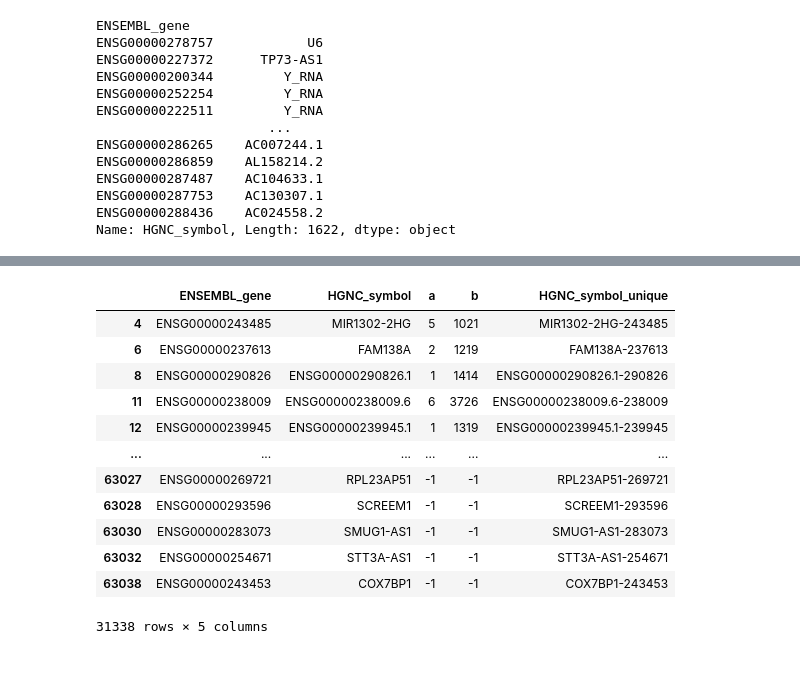
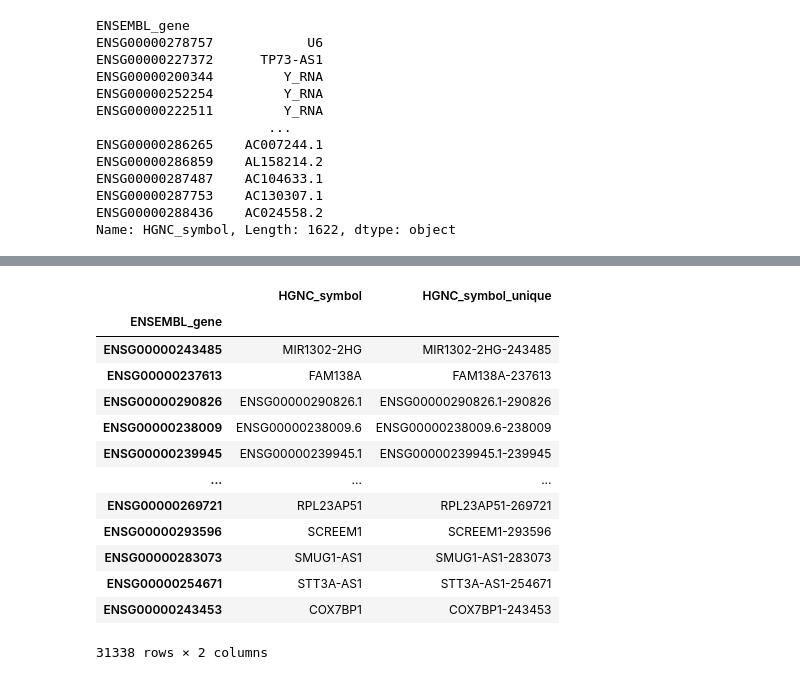
Before and after one commit to cellannotation/cap-gene-filtering, a Jupyter notebook: gene_filtering.ipynb, the cells around one changed output, grey strips where cells are left out. Saved outputs shown, nothing was run; the diff lists cells and outputs as text; code cells hidden in the pictures.

```diff
--- a/gene_filtering.ipynb
+++ b/gene_filtering.ipynb
@@ -290,17 +290,19 @@ genes_to_filter
 Length: 30933, dtype: object
 # %%
-cap_genes.loc[cap_genes.HGNC_symbol.isin(genes_to_filter)]
+filtered_df = cap_genes.loc[cap_genes.HGNC_symbol.isin(genes_to_filter), ["HGNC_symbol", "HGNC_symbol_unique"]]
+filtered_df
 # %% [output]
-|  | ENSEMBL_gene | HGNC_symbol | a | b | HGNC_symbol_unique |
-| 4 | ENSG00000243485 | MIR1302-2HG | 5 | 1021 | MIR1302-2HG-243485 |
-| 6 | ENSG00000237613 | FAM138A | 2 | 1219 | FAM138A-237613 |
-| 8 | ENSG00000290826 | ENSG00000290826.1 | 1 | 1414 | ENSG00000290826.1-290826 |
-| 11 | ENSG00000238009 | ENSG00000238009.6 | 6 | 3726 | ENSG00000238009.6-238009 |
-| 12 | ENSG00000239945 | ENSG00000239945.1 | 1 | 1319 | ENSG00000239945.1-239945 |
-| ... | ... | ... | ... | ... | ... |
-| 63027 | ENSG00000269721 | RPL23AP51 | -1 | -1 | RPL23AP51-269721 |
-| 63028 | ENSG00000293596 | SCREEM1 | -1 | -1 | SCREEM1-293596 |
-| 63030 | ENSG00000283073 | SMUG1-AS1 | -1 | -1 | SMUG1-AS1-283073 |
-| 63032 | ENSG00000254671 | STT3A-AS1 | -1 | -1 | STT3A-AS1-254671 |
-| 63038 | ENSG00000243453 | COX7BP1 | -1 | -1 | COX7BP1-243453 |
+|  | HGNC_symbol | HGNC_symbol_unique |
+| ENSEMBL_gene |  |  |
+| ENSG00000243485 | MIR1302-2HG | MIR1302-2HG-243485 |
+| ENSG00000237613 | FAM138A | FAM138A-237613 |
+| ENSG00000290826 | ENSG00000290826.1 | ENSG00000290826.1-290826 |
+| ENSG00000238009 | ENSG00000238009.6 | ENSG00000238009.6-238009 |
+| ENSG00000239945 | ENSG00000239945.1 | ENSG00000239945.1-239945 |
+| ... | ... | ... |
+| ENSG00000269721 | RPL23AP51 | RPL23AP51-269721 |
+| ENSG00000293596 | SCREEM1 | SCREEM1-293596 |
+| ENSG00000283073 | SMUG1-AS1 | SMUG1-AS1-283073 |
+| ENSG00000254671 | STT3A-AS1 | STT3A-AS1-254671 |
+| ENSG00000243453 | COX7BP1 | COX7BP1-243453 |
-31338 rows × 5 columns
+31338 rows × 2 columns
```
Also changed, not shown: parts of 5 cells of this notebook.
